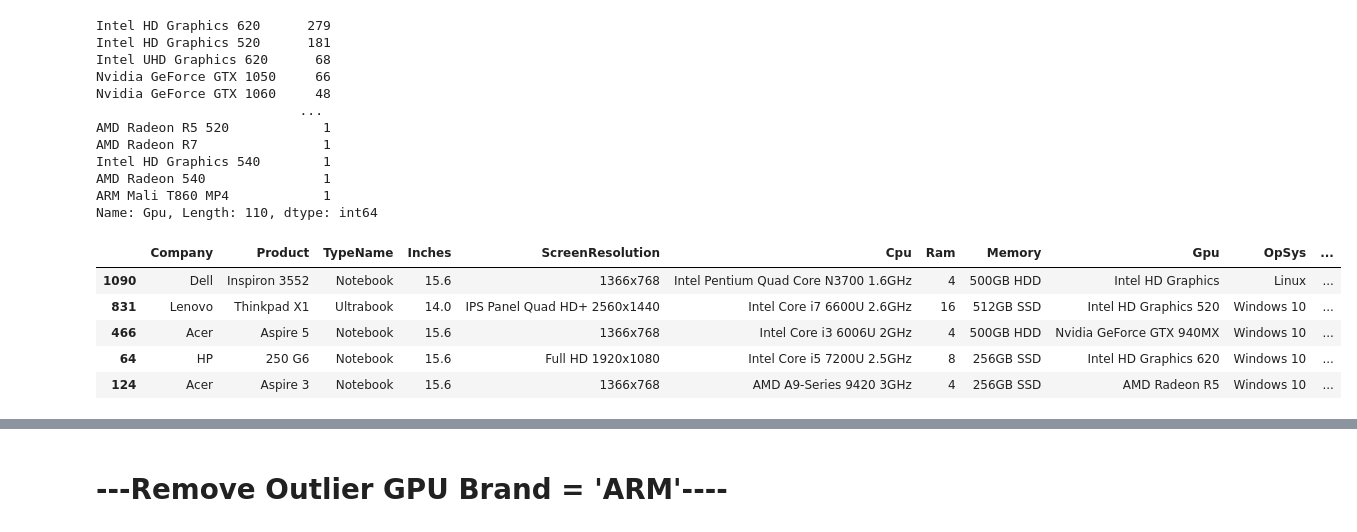
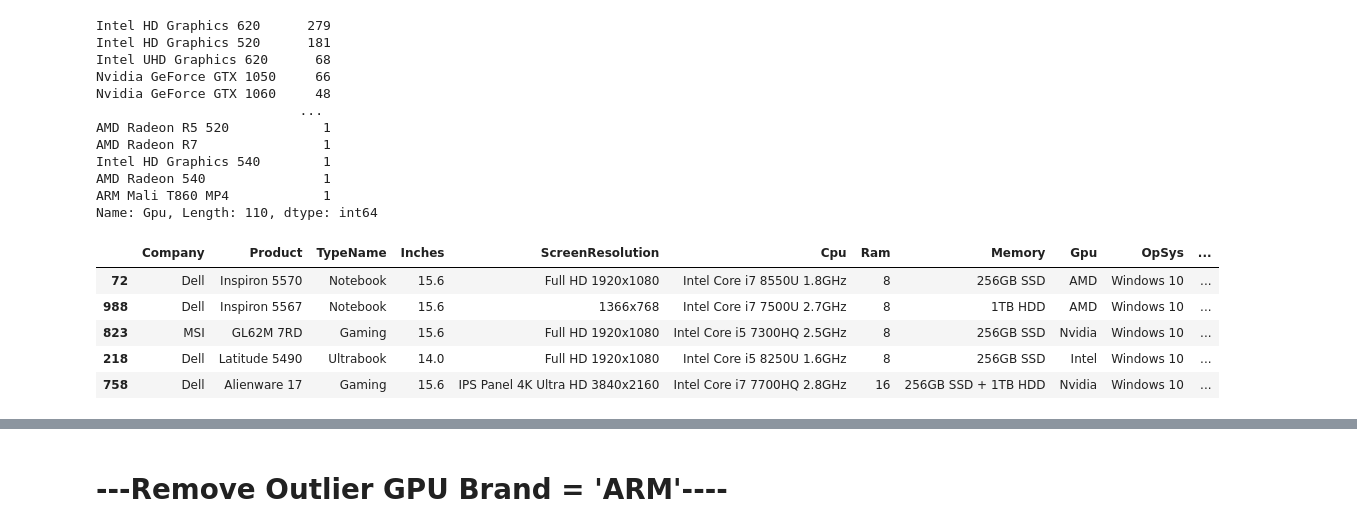
Before and after one commit to mrrachitchugh/UCDPA_RachitChugh, a Jupyter notebook: UCDPA_RachitChugh_CODE_LapPricePrediction.ipynb, the cells around one changed output, grey strips where cells are left out. Saved outputs shown, nothing was run; the diff lists cells and outputs as text; code cells hidden in the pictures.

```diff
--- a/UCDPA_RachitChugh_CODE_LapPricePrediction.ipynb
+++ b/UCDPA_RachitChugh_CODE_LapPricePrediction.ipynb
@@ -316,6 +371,5 @@ df.info()
-# %%
-df['Ram'] = df['Ram'].astype('int32')
-df['Weight'] = df['Weight'].astype('float32')
+# %%
+df=df[df["Ram"].isin([24,64]) == False]
 # %%
 df.head()
 # %% [output]
@@ -363,13 +402,13 @@ AMD Radeon 540               1
 ARM Mali T860 MP4            1
 Name: Gpu, Length: 110, dtype: int64
 # %%
-df['GPU Brand']=df['Gpu'].apply(lambda x:x.split()[0])
+df['Gpu']=df['Gpu'].apply(lambda x:x.split()[0])
 df.sample(5)
 # %% [output]
 |  | Company | Product | TypeName | Inches | ScreenResolution | Cpu | Ram | Memory | Gpu | OpSys | ... |
-| 1090 | Dell | Inspiron 3552 | Notebook | 15.6 | 1366x768 | Intel Pentium Quad Core N3700 1.6GHz | 4 | 500GB HDD | Intel HD Graphics | Linux | ... |
-| 831 | Lenovo | Thinkpad X1 | Ultrabook | 14.0 | IPS Panel Quad HD+ 2560x1440 | Intel Core i7 6600U 2.6GHz | 16 | 512GB SSD | Intel HD Graphics 520 | Windows 10 | ... |
-| 466 | Acer | Aspire 5 | Notebook | 15.6 | 1366x768 | Intel Core i3 6006U 2GHz | 4 | 500GB HDD | Nvidia GeForce GTX 940MX | Windows 10 | ... |
-| 64 | HP | 250 G6 | Notebook | 15.6 | Full HD 1920x1080 | Intel Core i5 7200U 2.5GHz | 8 | 256GB SSD | Intel HD Graphics 620 | Windows 10 | ... |
-| 124 | Acer | Aspire 3 | Notebook | 15.6 | 1366x768 | AMD A9-Series 9420 3GHz | 4 | 256GB SSD | AMD Radeon R5 | Windows 10 | ... |
+| 72 | Dell | Inspiron 5570 | Notebook | 15.6 | Full HD 1920x1080 | Intel Core i7 8550U 1.8GHz | 8 | 256GB SSD | AMD | Windows 10 | ... |
+| 988 | Dell | Inspiron 5567 | Notebook | 15.6 | 1366x768 | Intel Core i7 7500U 2.7GHz | 8 | 1TB HDD | AMD | Windows 10 | ... |
+| 823 | MSI | GL62M 7RD | Gaming | 15.6 | Full HD 1920x1080 | Intel Core i5 7300HQ 2.5GHz | 8 | 256GB SSD | Nvidia | Windows 10 | ... |
+| 218 | Dell | Latitude 5490 | Ultrabook | 14.0 | Full HD 1920x1080 | Intel Core i5 8250U 1.6GHz | 8 | 256GB SSD | Intel | Windows 10 | ... |
+| 758 | Dell | Alienware 17 | Gaming | 15.6 | IPS Panel 4K Ultra HD 3840x2160 | Intel Core i7 7700HQ 2.8GHz | 16 | 256GB SSD + 1TB HDD | Nvidia | Windows 10 | ... |
 # %%
```
Also changed, not shown: parts of 36 cells of this notebook.
